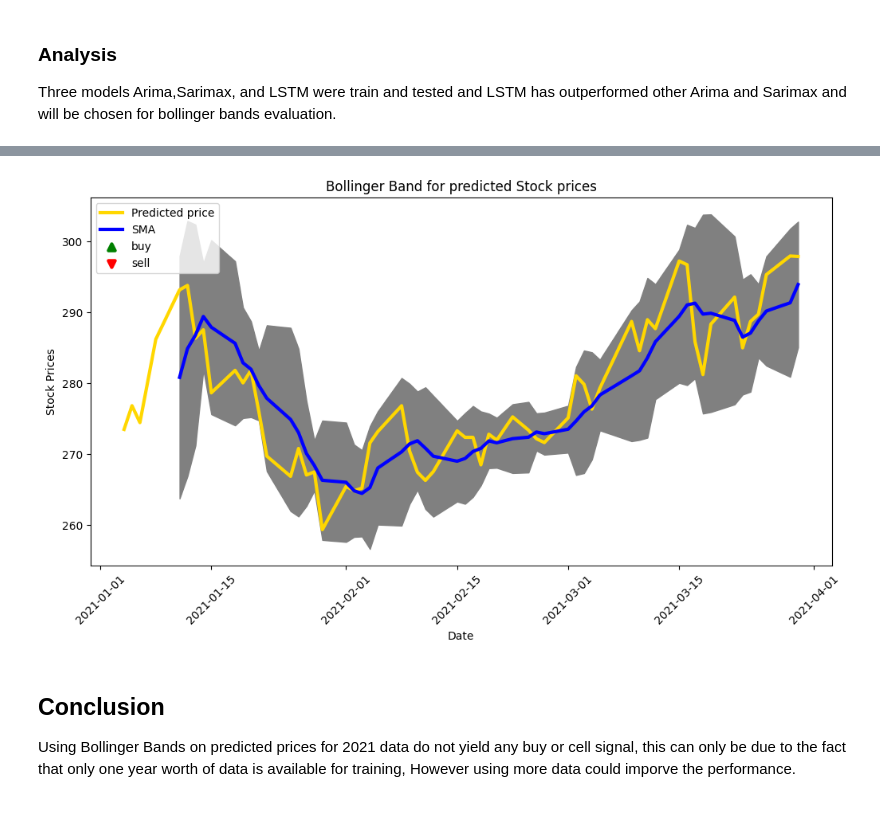
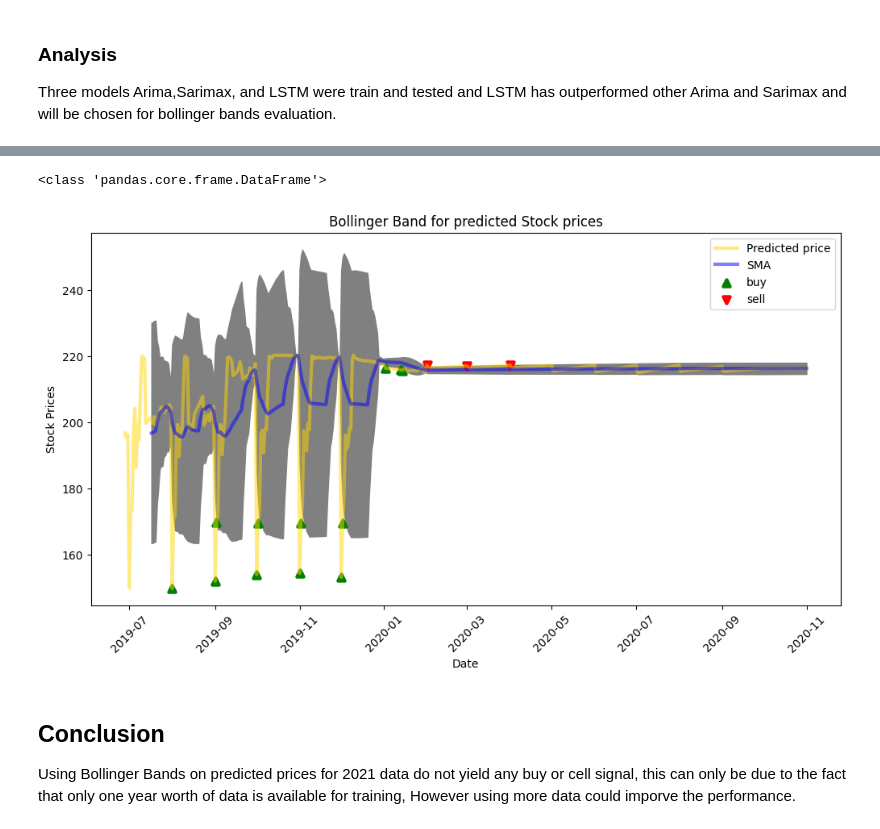
Before and after one commit to Usama-zia/SuDA1tAOsCOjUCJI, a Jupyter notebook: notebooks/Data_Analysis_v1.ipynb, the cells around one changed output, grey strips where cells are left out. Cells and saved outputs as stored; diff of their text form; code cells hidden in the pictures.

```diff
--- a/notebooks/Data_Analysis_v1.ipynb
+++ b/notebooks/Data_Analysis_v1.ipynb
@@ -559,9 +490,15 @@ It can be seen from above graph that the result is not very good. Next method wi
 #### Train test split
 # %%
 #split data into train and training set
+#Seq_data = data.iloc[::-1]
+#train = Seq_data[0:(Seq_data.index.year==2020).sum()]
+#test = Seq_data[(Seq_data.index.year==2020).sum():]
+#train_sep = train[['Price']]
+#test_sep = test[['Price']]
 Seq_data = data.iloc[::-1]
-train = Seq_data[0:(Seq_data.index.year==2020).sum()]
-test = Seq_data[(Seq_data.index.year==2020).sum():]
+Seq_data = Seq_data.sort_index()
+train = Seq_data[0:907]
+test = Seq_data[907:]
 train_sep = train[['Price']]
 test_sep = test[['Price']]
 # %%
@@ -606,0 +520,2 @@ _________________________________________________________________
+# %%
+model = tsm.lstm_model(input,features)
@@ -675,4 +585,5 @@ test.drop(test.tail(1).index,inplace=True)
 # %%
 test['predicted'] = scaled.inverse_transform(y_pred).flatten()
 # %%
-bands_data=bollinger_bands(,test)
+bands_data=fs.bollinger_bands(20,test)
+bands_data.sort_index()
@@ -679,23 +619,27 @@ bands_data=bollinger_bands(,test)
+# %%
+print(type(bands_data))
+# %% [output]
+<class 'pandas.core.frame.DataFrame'>
 # %%
-bands_data['buy'] = get_signal(bands_data)[0]
-bands_data['sell'] = get_signal(bands_data)[1]
+bands_data['buy'] = fs.get_signal(bands_data)[0]
+bands_data['sell'] = fs.get_signal(bands_data)[1]
 # %%
 fig = plt.figure(figsize=(12,6))
 ax = fig.add_subplot(1,1,1)
 x_axis = bands_data.index
 ax.fill_between(x_axis, bands_data['upper'],bands_data['lower'],color='grey')
-ax.plot(x_axis, bands_data['predicted'],color = 'gold',lw=3,label='Predicted price')
-ax.plot(x_axis, bands_data['sma'],color = 'blue',lw=3,label='SMA')
-ax.scatter(x_axis, bands_data['buy'],color='green',lw=3,label='buy',marker='^')
-ax.scatter(x_axis, bands_data['sell'],color='red',lw=3,label='sell',marker='v')
+ax.plot(x_axis, bands_data['predicted'],color = 'gold',lw=3,label='Predicted price', alpha = 0.5)
+ax.plot(x_axis, bands_data['sma'],color = 'blue',lw=3,label='SMA', alpha = 0.5)
+ax.scatter(x_axis, bands_data['buy'],color='green',lw=3,label='buy',marker='^', alpha = 1)
+ax.scatter(x_axis, bands_data['sell'],color='red',lw=3,label='sell',marker='v', alpha = 1)
 ax.set_title('Bollinger Band for predicted Stock prices')
 ax.set_xlabel('Date')
 ax.set_ylabel('Stock Prices')
 plt.xticks(rotation = 45)
 ax.legend()
 plt.show()
 # %% [output]
-[figure, old version]
+[figure, new version]
 # %% [markdown]
 ## Conclusion
 Using Bollinger Bands on predicted prices for 2021 data do not yield any buy or cell signal, this can only be due to the fact that only one year worth of data is available for training, However using more data could imporve the performance.
```
Also changed, not shown: parts of 56 cells of this notebook, 6 other files.
